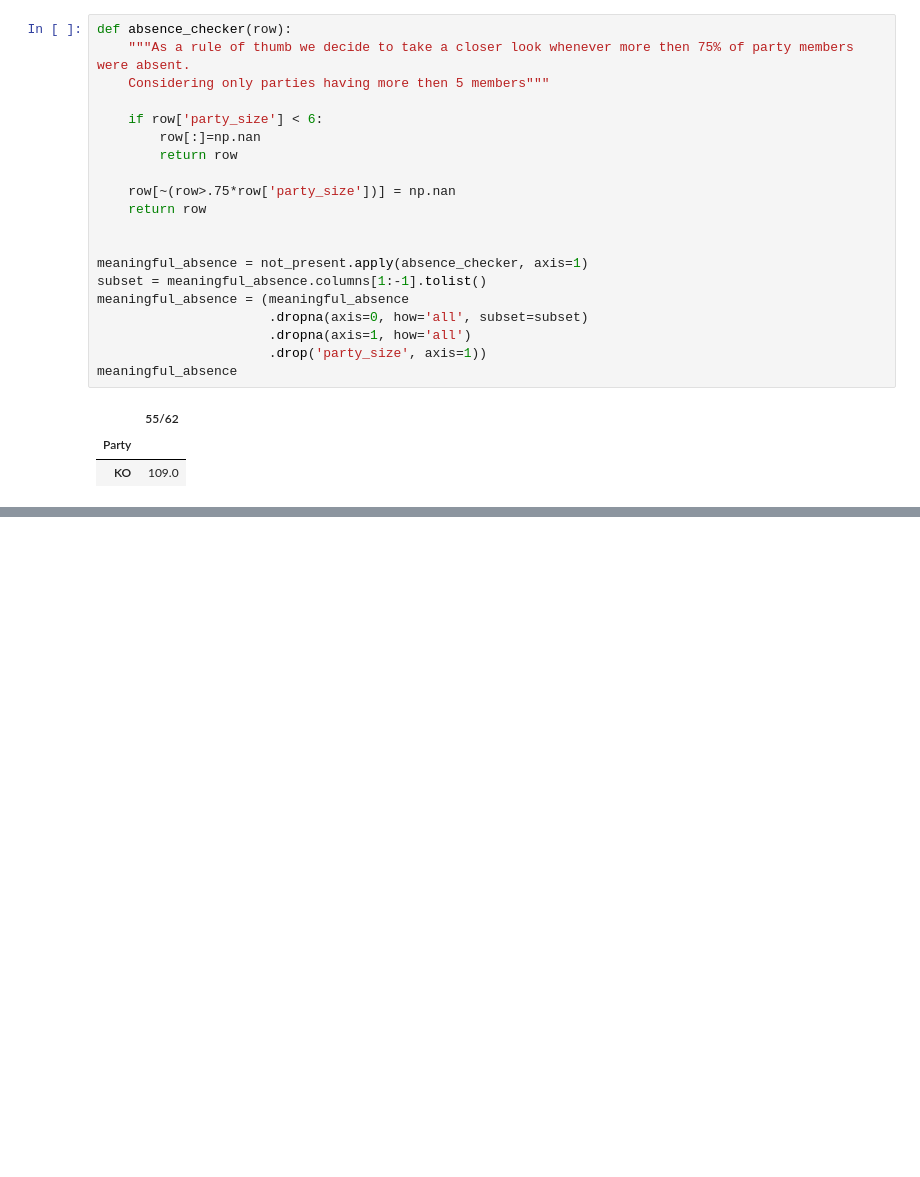
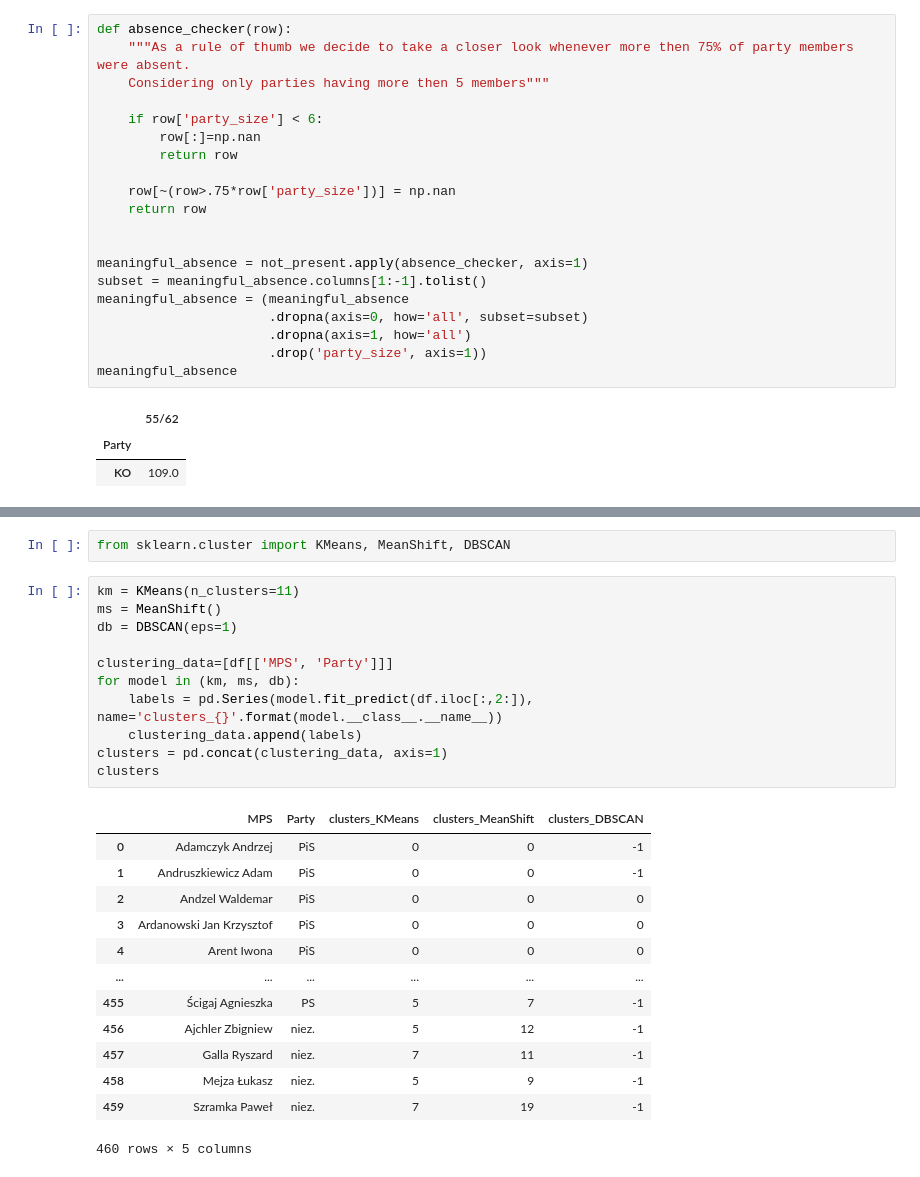
Before and after one commit to milosh-dr/MPs, a Jupyter notebook: data_cleaning.ipynb, the cells around one changed output, grey strips where cells are left out. Cells and saved outputs as stored; diff of their text form; blank space fills up the shorter version.

```diff
--- a/data_cleaning.ipynb
+++ b/data_cleaning.ipynb
@@ -170,0 +183,27 @@ To adopt the future behavior and silence this warning, use
+# %%
+from sklearn.cluster import KMeans, MeanShift, DBSCAN
+# %%
+km = KMeans(n_clusters=11)
+ms = MeanShift()
+db = DBSCAN(eps=1)
+
+clustering_data=[df[['MPS', 'Party']]]
+for model in (km, ms, db):
+    labels = pd.Series(model.fit_predict(df.iloc[:,2:]), name='clusters_{}'.format(model.__class__.__name__))
+    clustering_data.append(labels)
+clusters = pd.concat(clustering_data, axis=1)
+clusters
+# %% [output]
+|  | MPS | Party | clusters_KMeans | clusters_MeanShift | clusters_DBSCAN |
+| 0 | Adamczyk Andrzej | PiS | 0 | 0 | -1 |
+| 1 | Andruszkiewicz Adam | PiS | 0 | 0 | -1 |
+| 2 | Andzel Waldemar | PiS | 0 | 0 | 0 |
+| 3 | Ardanowski Jan Krzysztof | PiS | 0 | 0 | 0 |
+| 4 | Arent Iwona | PiS | 0 | 0 | 0 |
+| ... | ... | ... | ... | ... | ... |
+| 455 | Ścigaj Agnieszka | PS | 5 | 7 | -1 |
+| 456 | Ajchler Zbigniew | niez. | 5 | 12 | -1 |
+| 457 | Galla Ryszard | niez. | 7 | 11 | -1 |
+| 458 | Mejza Łukasz | niez. | 5 | 9 | -1 |
+| 459 | Szramka Paweł | niez. | 7 | 19 | -1 |
+460 rows × 5 columns
```
Also changed, not shown: parts of 41 cells of this notebook.
